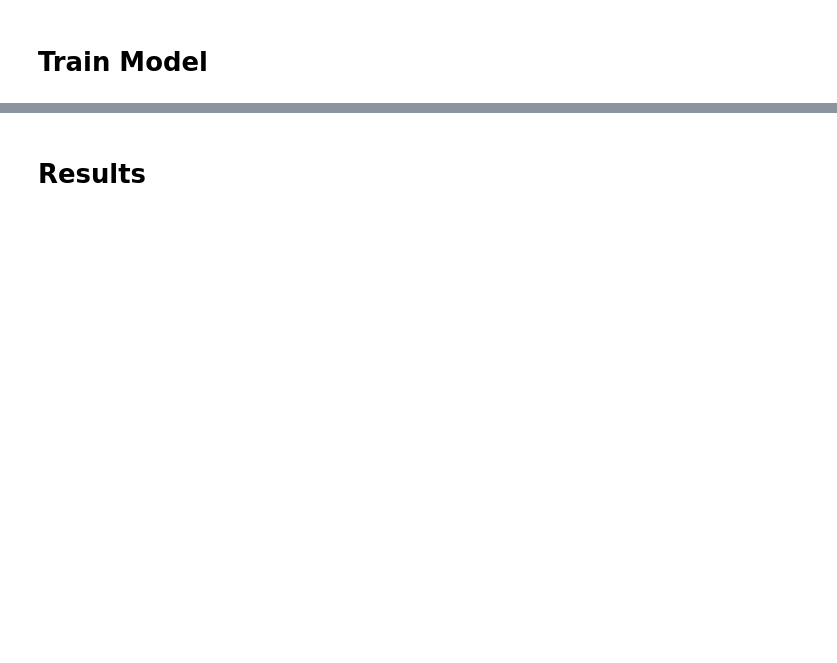
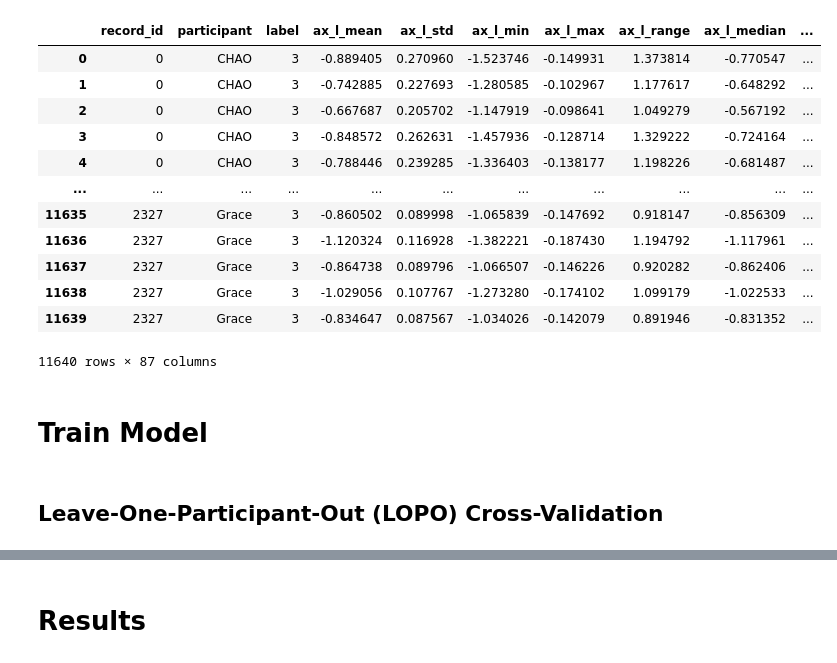
Before and after one commit to HuanNguyen-Dev/IoTBoxingClassifier, a Jupyter notebook: model_training/model_training.ipynb, the cells around one changed output, grey strips where cells are left out. Drawn from its saved outputs; the diff is of its cells as text; code cells hidden in the pictures; blank space fills up the shorter version.

```diff
--- a/model_training/model_training.ipynb
+++ b/model_training/model_training.ipynb
@@ -199,8 +206,9 @@ feature_data = []
 for _, row in filtered_df.iterrows():
 
     feature_row = {
-        'record_id': row['record_id'],
-        'label': row['label']
+        'record_id': row.record_id,
+        'participant': row.participant,
+        'label': row.label
     }
 
     for suffix in SUFFIXES:
@@ -238,6 +273,25 @@ features_df
+# %%
+rng = np.random.default_rng(42)
+
+def augment_data(raw_df, n_copies=5):
+    rows = []
+    for _, row in raw_df.iterrows():
+        for _ in range(n_copies):
+            feat = {'record_id': row.record_id, 'participant': row.participant, 'label': row.label}
+            for suffix in SUFFIXES:
+                scale_factor = rng.uniform(0.8, 1.2)                     # one scale factor per sensor
+                for channel in CHANNELS:
+                    x = np.asarray(row[f'{channel}{suffix}'], float)
+                    x = x * scale_factor + rng.normal(0, 0.05 * (x.std() + 1e-9), len(x))
+                    for k, v in extract_features(x).items():
+                        feat[f'{channel}{suffix}_{k}'] = v
+            rows.append(feat)
+    return pd.DataFrame(rows)
+# %%
+aug_df = augment_data(filtered_df)
 # %%
 label_encoders = {}
 for column in ['label']:
     le = LabelEncoder()
-    features_df[column] = le.fit_transform(features_df[column])
+    aug_df[column] = le.fit_transform(aug_df[column])
     label_encoders[column] = le
@@ -249,2 +298,20 @@ X_train, X_test, y_train, y_test = train_test_split(X, Y, test_size=0.2, random_
-# %% [markdown]
-# Train Model
+# %%
+aug_df
+# %% [output]
+|  | record_id | participant | label | ax_l_mean | ax_l_std | ax_l_min | ax_l_max | ax_l_range | ax_l_median | ... |
+| 0 | 0 | CHAO | 3 | -0.889405 | 0.270960 | -1.523746 | -0.149931 | 1.373814 | -0.770547 | ... |
+| 1 | 0 | CHAO | 3 | -0.742885 | 0.227693 | -1.280585 | -0.102967 | 1.177617 | -0.648292 | ... |
+| 2 | 0 | CHAO | 3 | -0.667687 | 0.205702 | -1.147919 | -0.098641 | 1.049279 | -0.567192 | ... |
+| 3 | 0 | CHAO | 3 | -0.848572 | 0.262631 | -1.457936 | -0.128714 | 1.329222 | -0.724164 | ... |
+| 4 | 0 | CHAO | 3 | -0.788446 | 0.239285 | -1.336403 | -0.138177 | 1.198226 | -0.681487 | ... |
+| ... | ... | ... | ... | ... | ... | ... | ... | ... | ... | ... |
+| 11635 | 2327 | Grace | 3 | -0.860502 | 0.089998 | -1.065839 | -0.147692 | 0.918147 | -0.856309 | ... |
+| 11636 | 2327 | Grace | 3 | -1.120324 | 0.116928 | -1.382221 | -0.187430 | 1.194792 | -1.117961 | ... |
+| 11637 | 2327 | Grace | 3 | -0.864738 | 0.089796 | -1.066507 | -0.146226 | 0.920282 | -0.862406 | ... |
+| 11638 | 2327 | Grace | 3 | -1.029056 | 0.107767 | -1.273280 | -0.174102 | 1.099179 | -1.022533 | ... |
+| 11639 | 2327 | Grace | 3 | -0.834647 | 0.087567 | -1.034026 | -0.142079 | 0.891946 | -0.831352 | ... |
+11640 rows × 87 columns
+# %% [markdown]
+# Train Model
+# %% [markdown]
+## Leave-One-Participant-Out (LOPO) Cross-Validation
```
Also changed, not shown: parts of 33 cells of this notebook.
